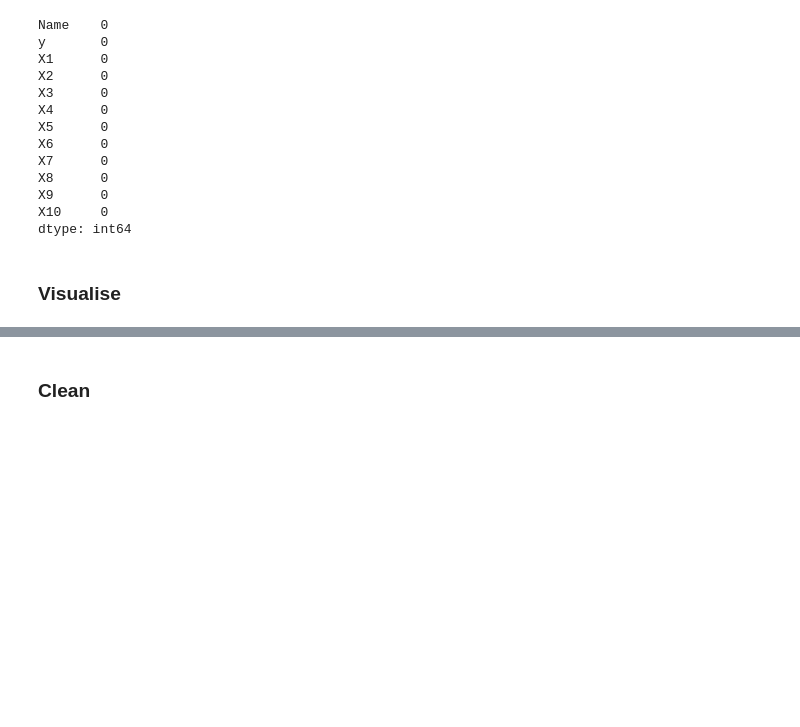
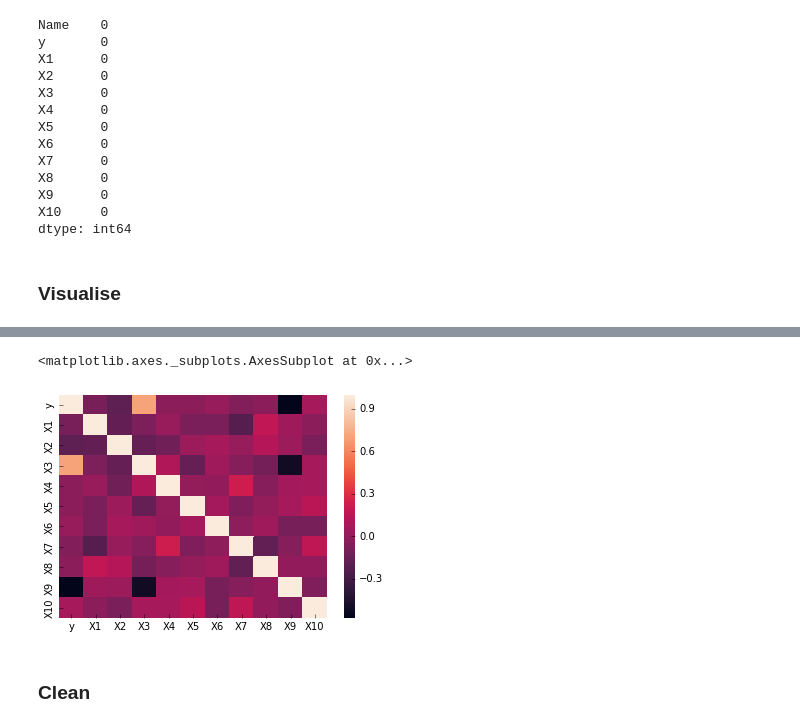
Before and after one commit to colemai/helmholtzChallenge, a Jupyter notebook: main.ipynb, the cells around one changed output, grey strips where cells are left out. Drawn from its saved outputs; the diff is of its cells as text; code cells hidden in the pictures; blank space fills up the shorter version.

```diff
--- a/main.ipynb
+++ b/main.ipynb
@@ -117,2 +157,8 @@ df.plot(kind='scatter', x='y', y='X1', color='r')
+# %%
+sb.heatmap(df.corr())
+# Purrrty but not appropriate for y (categ)
+# %% [output]
+<matplotlib.axes._subplots.AxesSubplot at 0x...>
+[figure, added]
 # %%
 # Visually assess each for outliers
```
Also changed, not shown: parts of 34 cells of this notebook.
